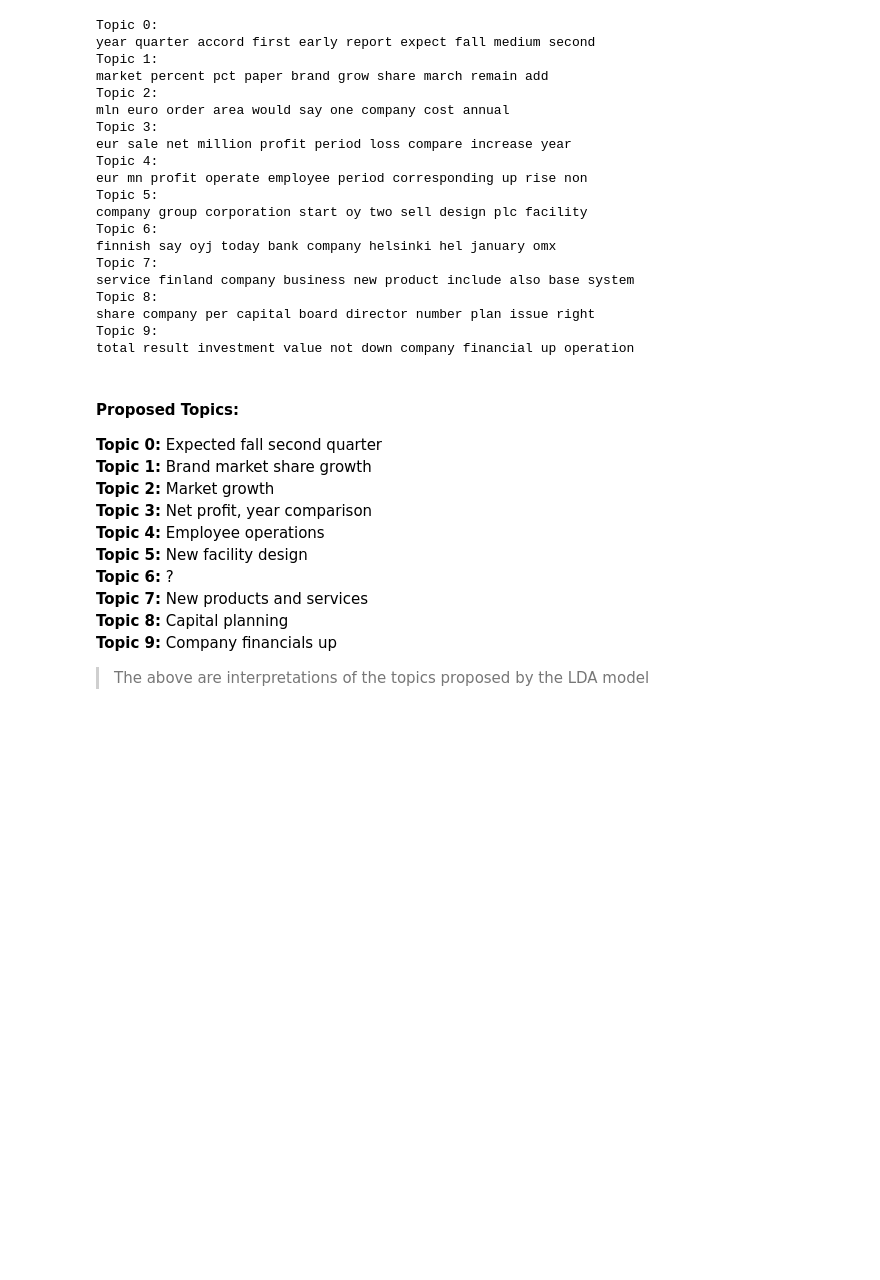
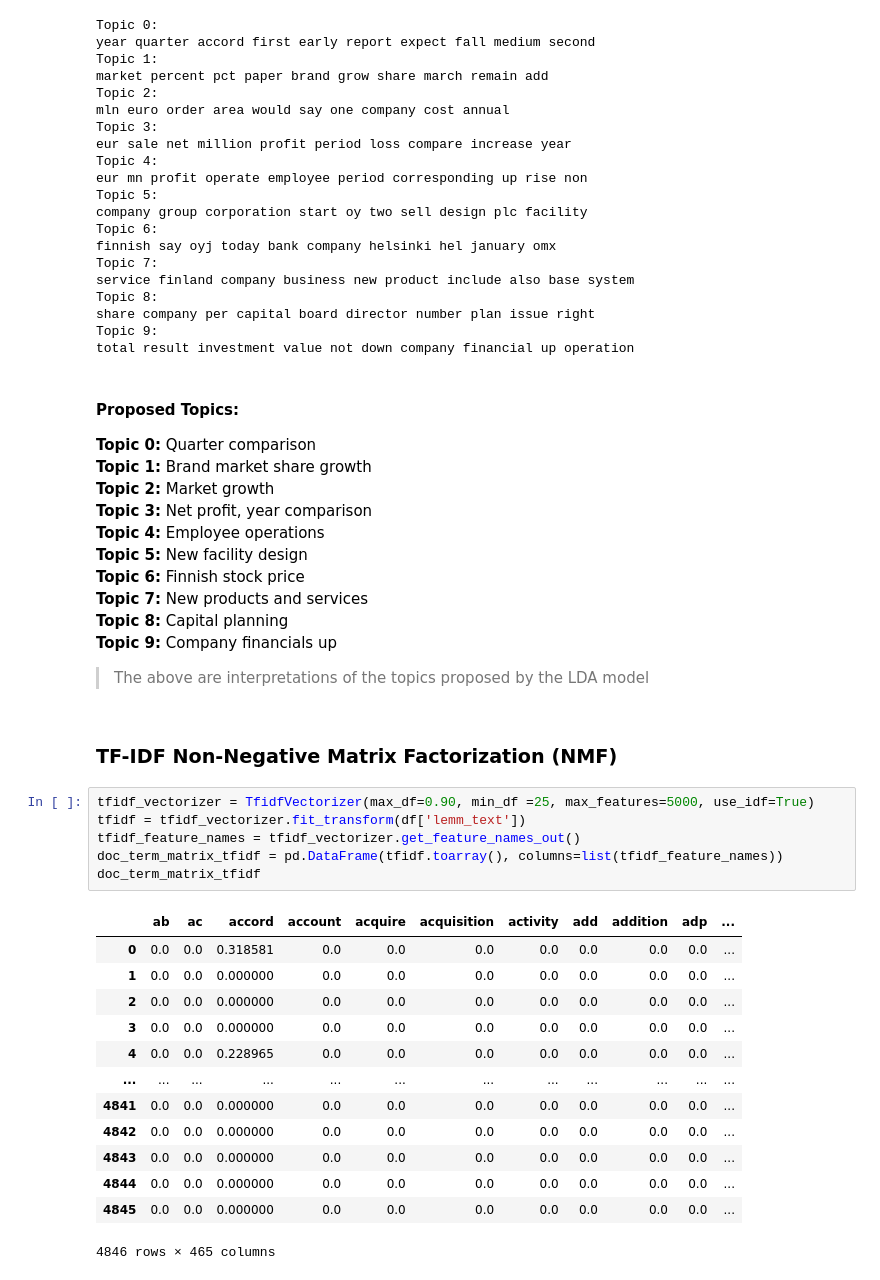
Before and after one commit to Kevin-Kwasnik/aspect-based-sentiment-analysis, a Jupyter notebook: 3_EDA.ipynb, the cells around one changed output. Saved outputs shown, nothing was run; the diff lists cells and outputs as text; blank space fills up the shorter version.

Commit message:
NMF topics

```diff
--- a/3_EDA.ipynb
+++ b/3_EDA.ipynb
@@ -258,15 +258,37 @@ total result investment value not down company financial up operation
 # %% [markdown]
 #### Proposed Topics: <br>
 
-**Topic 0:** Expected fall second quarter <br>
+**Topic 0:** Quarter comparison <br>
 **Topic 1:** Brand market share growth <br>
 **Topic 2:** Market growth <br>
 **Topic 3:** Net profit, year comparison <br>
 **Topic 4:** Employee operations <br>
 **Topic 5:** New facility design <br>
-**Topic 6:** ? <br>
+**Topic 6:** Finnish stock price <br>
 **Topic 7:** New products and services <br>
 **Topic 8:** Capital planning <br>
 **Topic 9:** Company financials up <br>
 
 > The above are interpretations of the topics proposed by the LDA model
+# %% [markdown]
+### TF-IDF Non-Negative Matrix Factorization (NMF)
+# %%
+tfidf_vectorizer = TfidfVectorizer(max_df=0.90, min_df =25, max_features=5000, use_idf=True)
+tfidf = tfidf_vectorizer.fit_transform(df['lemm_text'])
+tfidf_feature_names = tfidf_vectorizer.get_feature_names_out()
+doc_term_matrix_tfidf = pd.DataFrame(tfidf.toarray(), columns=list(tfidf_feature_names))
+doc_term_matrix_tfidf
+# %% [output]
+|  | ab | ac | accord | account | acquire | acquisition | activity | add | addition | adp | ... |
+| 0 | 0.0 | 0.0 | 0.318581 | 0.0 | 0.0 | 0.0 | 0.0 | 0.0 | 0.0 | 0.0 | ... |
+| 1 | 0.0 | 0.0 | 0.000000 | 0.0 | 0.0 | 0.0 | 0.0 | 0.0 | 0.0 | 0.0 | ... |
+| 2 | 0.0 | 0.0 | 0.000000 | 0.0 | 0.0 | 0.0 | 0.0 | 0.0 | 0.0 | 0.0 | ... |
+| 3 | 0.0 | 0.0 | 0.000000 | 0.0 | 0.0 | 0.0 | 0.0 | 0.0 | 0.0 | 0.0 | ... |
+| 4 | 0.0 | 0.0 | 0.228965 | 0.0 | 0.0 | 0.0 | 0.0 | 0.0 | 0.0 | 0.0 | ... |
+| ... | ... | ... | ... | ... | ... | ... | ... | ... | ... | ... | ... |
+| 4841 | 0.0 | 0.0 | 0.000000 | 0.0 | 0.0 | 0.0 | 0.0 | 0.0 | 0.0 | 0.0 | ... |
+| 4842 | 0.0 | 0.0 | 0.000000 | 0.0 | 0.0 | 0.0 | 0.0 | 0.0 | 0.0 | 0.0 | ... |
+| 4843 | 0.0 | 0.0 | 0.000000 | 0.0 | 0.0 | 0.0 | 0.0 | 0.0 | 0.0 | 0.0 | ... |
+| 4844 | 0.0 | 0.0 | 0.000000 | 0.0 | 0.0 | 0.0 | 0.0 | 0.0 | 0.0 | 0.0 | ... |
+| 4845 | 0.0 | 0.0 | 0.000000 | 0.0 | 0.0 | 0.0 | 0.0 | 0.0 | 0.0 | 0.0 | ... |
+4846 rows × 465 columns
```
Also changed, not shown: parts of 2 cells of this notebook.
